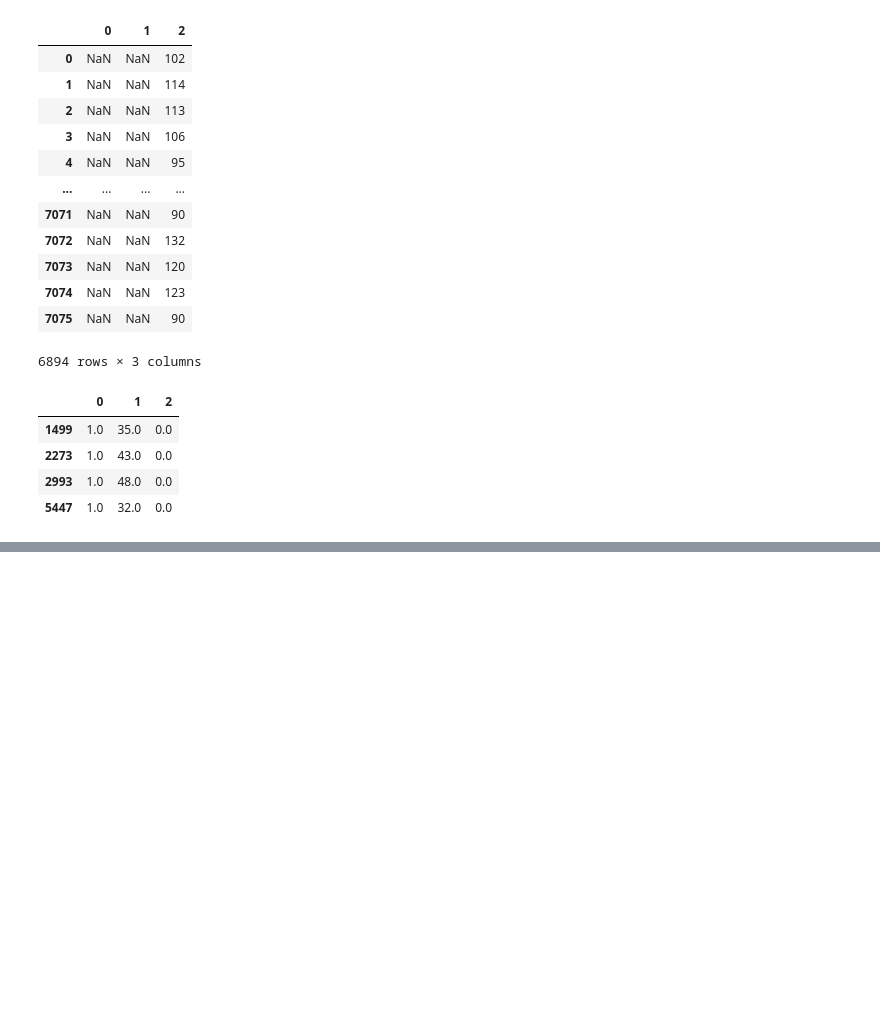
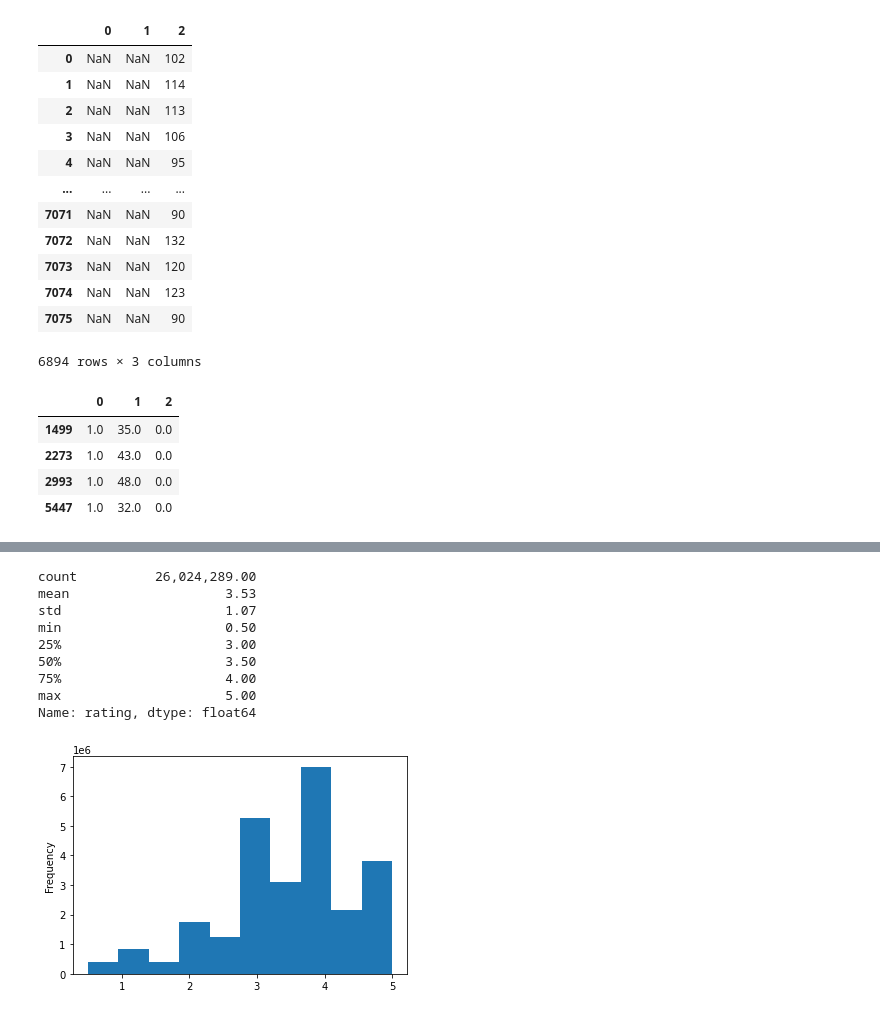
Before and after one commit to SDCoulter/Movies-ETL, a Jupyter notebook: data_analysis.ipynb, the cells around one changed output, grey strips where cells are left out. Saved outputs shown, nothing was run; the diff lists cells and outputs as text; code cells hidden in the pictures; blank space fills up the shorter version.

Commit message:
cleaned all datasets/checked for errors

```diff
--- a/data_analysis.ipynb
+++ b/data_analysis.ipynb
@@ -662,0 +743,20 @@ wiki_movies_df.drop(['Release date', 'Running time'], axis=1, inplace=True)
+# %%
+# Convert the datetime timestap column to datetime - stored in Unix time currently.
+ratings['timestamp'] = pd.to_datetime(ratings['timestamp'], unit='s')
+# %%
+# View a histogram of ratings to look for outliers/errors.
+# Also describe() the data too.
+pd.options.display.float_format = '{:20,.2f}'.format
+ratings['rating'].plot(kind='hist')
+ratings['rating'].describe()
+# %% [output]
+count          26,024,289.00
+mean                    3.53
+std                     1.07
+min                     0.50
+25%                     3.00
+50%                     3.50
+75%                     4.00
+max                     5.00
+Name: rating, dtype: float64
+[figure, added]
```
Also changed, not shown: parts of 10 cells of this notebook.
